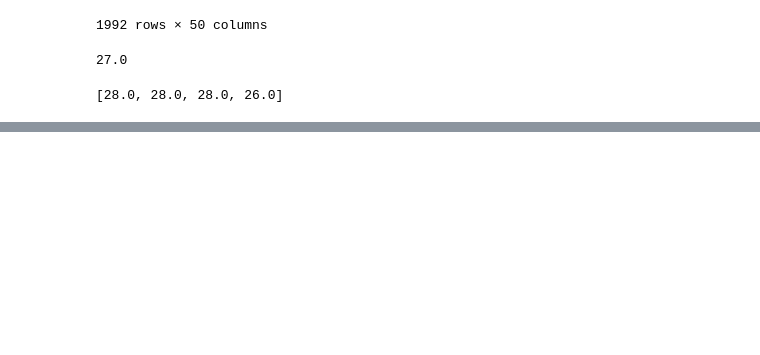
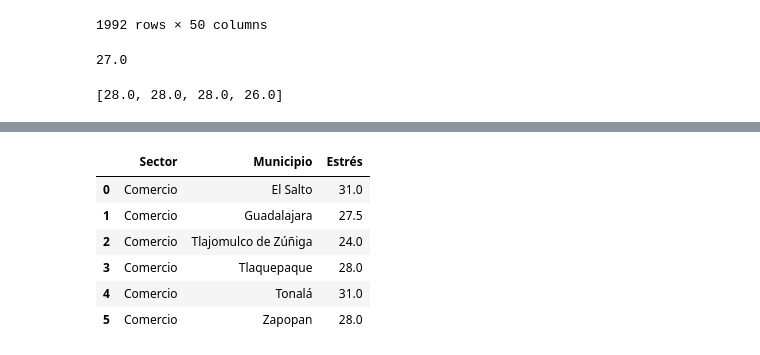
Before and after one commit to IFFranciscoME/Urban_Lab_Desarrollo, a Jupyter notebook: Job/Stress Analysis.ipynb, the cells around one changed output, grey strips where cells are left out. Drawn from its saved outputs; the diff is of its cells as text; code cells hidden in the pictures; blank space fills up the shorter version.

```diff
--- a/Job/Stress Analysis.ipynb
+++ b/Job/Stress Analysis.ipynb
@@ -57,0 +171,11 @@ fig.show()
+# %%
+td2_comercio = td2[td2.Sector == 'Comercio']
+td2_comercio
+# %% [output]
+|  | Sector | Municipio | Estrés |
+| 0 | Comercio | El Salto | 31.0 |
+| 1 | Comercio | Guadalajara | 27.5 |
+| 2 | Comercio | Tlajomulco de Zúñiga | 24.0 |
+| 3 | Comercio | Tlaquepaque | 28.0 |
+| 4 | Comercio | Tonalá | 31.0 |
+| 5 | Comercio | Zapopan | 28.0 |
```
Also changed, not shown: parts of 16 cells of this notebook, 3 other files.
